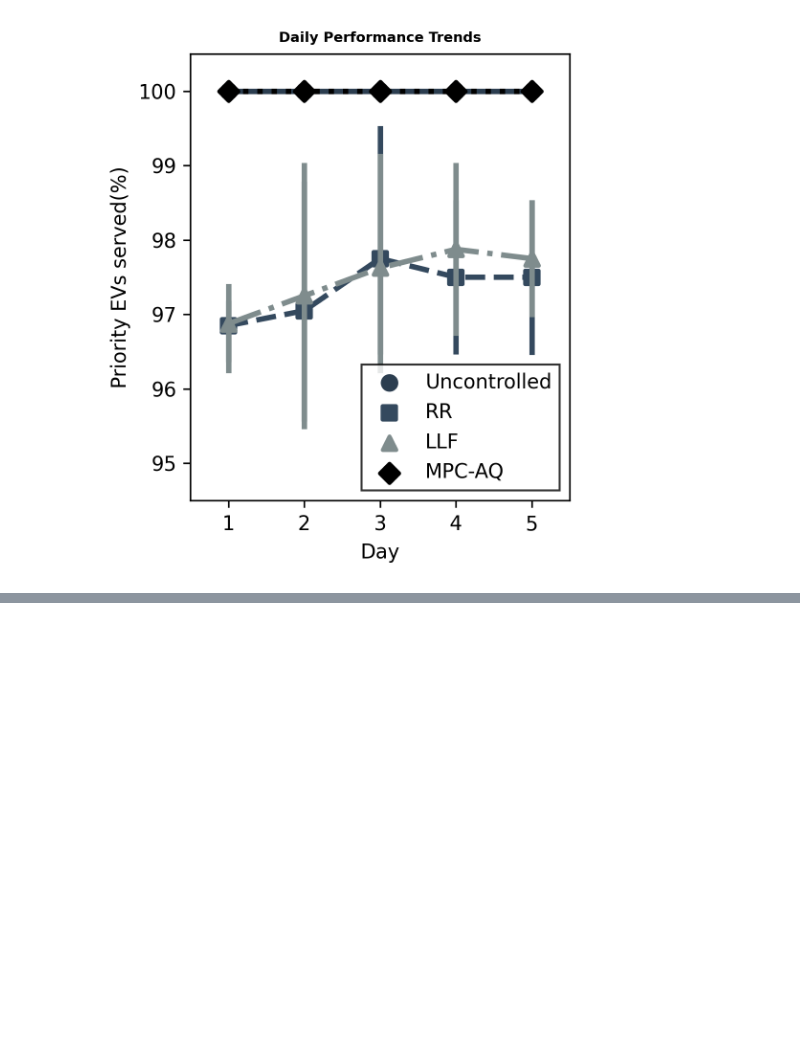
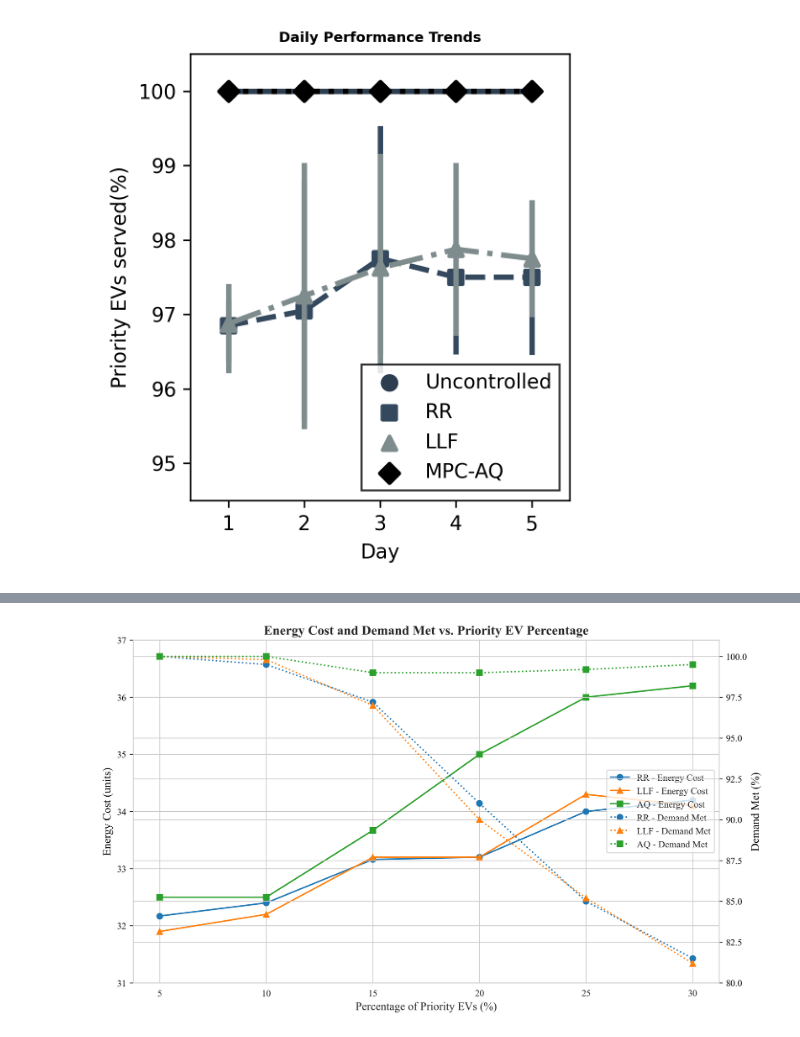
Before and after one commit to kamareee/acn-ev-simulation, a Jupyter notebook: simulation_result_analysis_journal_paper.ipynb, the cells around one changed output, grey strips where cells are left out. Drawn from its saved outputs; the diff is of its cells as text; code cells hidden in the pictures; blank space fills up the shorter version.

```diff
--- a/simulation_result_analysis_journal_paper.ipynb
+++ b/simulation_result_analysis_journal_paper.ipynb
@@ -713,0 +759,82 @@ plt.tight_layout()
+# %%
+# --- Data Preparation ---
+demand_data = {
+    'priority_ev (%)': [5, 10, 15, 20, 25, 30],
+    'RR': [100, 99.5, 97.2, 91, 85, 81.5],
+    'LLF': [100, 99.8, 97, 90, 85.2, 81.2],
+    'AQ': [100, 100, 99, 99, 99.2, 99.5]
+}
+df_demand = pd.DataFrame(demand_data)
+
+energy_data = {
+    'priority_ev (%)': [5, 10, 15, 20, 25, 30],
+    'RR': [32.17, 32.4, 33.16, 33.2, 34, 34.2],
+    'LLR': [31.9, 32.2, 33.2, 33.2, 34.3, 34.1],
+    'AQ': [32.5, 32.5, 33.67, 35, 36, 36.2]
+}
+df_energy = pd.DataFrame(energy_data)
+
+# --- Plotting Configuration ---
+# Set a professional style for the plots.
+sns.set_style("whitegrid")
+plt.rcParams['font.family'] = 'serif'
+plt.rcParams['font.serif'] = ['Times New Roman']
+plt.rcParams['axes.labelsize'] = 12
+plt.rcParams['xtick.labelsize'] = 10
+plt.rcParams['ytick.labelsize'] = 10
+plt.rcParams['legend.fontsize'] = 10
+
+colors = ['#1f77b4', '#ff7f0e', '#2ca02c'] # Blue, Orange, Green for RR, LLF, AQ
+markers = ['o', '^', 's']
+# Use different linestyles for each metric to ensure clarity
+energy_linestyles = ['-', '-', '-'] # Solid lines for Energy Cost
+demand_linestyles = [':', ':', ':'] # Dotted lines for Demand Met
+
+# --- Combined Double-Axis Plot ---
+fig, ax1 = plt.subplots(figsize=(8, 5), dpi=300)
+
+# Set the main title and x-axis label
+ax1.set_title('Energy Cost and Demand Met vs. Priority EV Percentage', fontsize=14, fontweight='bold')
+ax1.set_xlabel('Percentage of Priority EVs (%)', fontsize=12)
+ax1.set_xticks(df_energy['priority_ev (%)'])
+
+# Create the second Y-axis for Demand Met, sharing the x-axis
+ax2 = ax1.twinx()
+
+# Plot 1: Energy Cost on the primary Y-axis (ax1)
+ax1.set_ylabel('Energy Cost (units)', fontsize=12, color='black')
+for i, column in enumerate(df_energy.columns[1:]):
+    # Rename 'LLR' to 'LLF' for consistency in the legend
+    label_name = 'LLF' if column == 'LLR' else column
+    ax1.plot(df_energy['priority_ev (%)'], df_energy[column],
+             color=colors[i],
+             marker=markers[i],
+             linestyle=energy_linestyles[i],
+             label=f'{label_name} - Energy Cost')
+ax1.tick_params(axis='y', labelcolor='black')
+ax1.set_ylim(31, 37)
+
+# Plot 2: Demand Met on the secondary Y-axis (ax2)
+ax2.set_ylabel('Demand Met (%)', fontsize=12, color='black')
+for i, column in enumerate(df_demand.columns[1:]):
+    ax2.plot(df_demand['priority_ev (%)'], df_demand[column],
+             color=colors[i],
+             marker=markers[i],
+             linestyle=demand_linestyles[i],
+             label=f'{column} - Demand Met')
+ax2.tick_params(axis='y', labelcolor='black')
+ax2.set_ylim(80, 101)
+
+# --- Combined Legend ---
+# Get handles and labels from both axes to create a single, unified legend
+lines1, labels1 = ax1.get_legend_handles_labels()
+lines2, labels2 = ax2.get_legend_handles_labels()
+ax1.legend(lines1 + lines2, labels1 + labels2, loc='center right')
+
+# Adjust layout to make room for all elements and prevent labels from overlapping
+fig.tight_layout()
+
+# Save the figure to a file
+fig.savefig('combined_dual_axis_plot.png', bbox_inches='tight')
+# %% [output]
+[figure, added]
```
Also changed, not shown: parts of 3 cells of this notebook, 5 other files.
